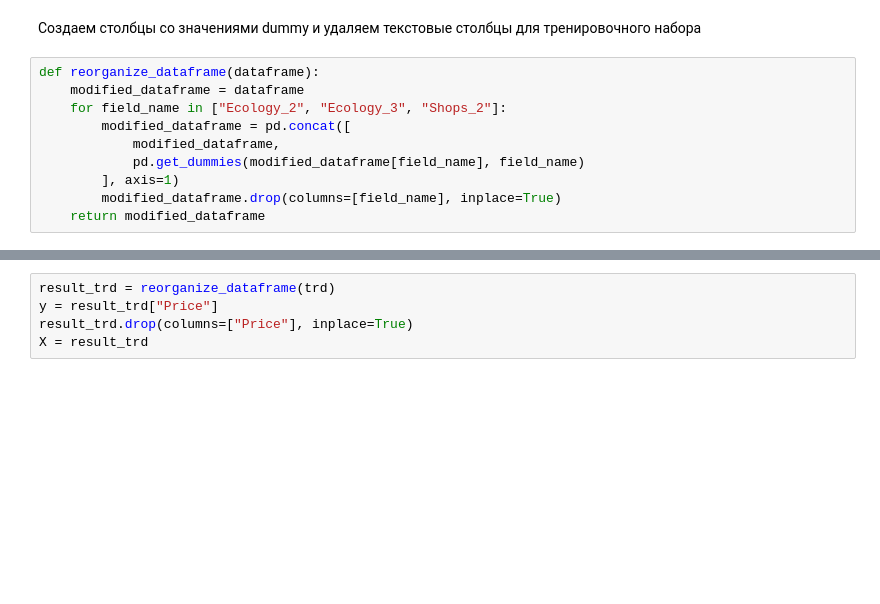
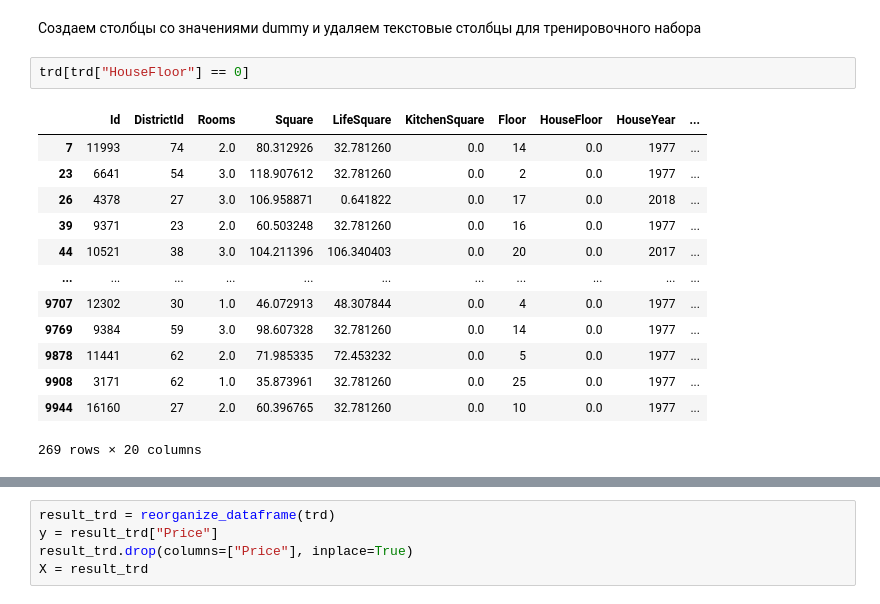
Before and after one commit to humantom88/geekbrains-python-data-science, a Jupyter notebook: course_work/course_work.ipynb, the cells around one changed output, grey strips where cells are left out. Drawn from its saved outputs; the diff is of its cells as text; blank space fills up the shorter version.

```diff
--- a/course_work/course_work.ipynb
+++ b/course_work/course_work.ipynb
@@ -141,13 +141,19 @@ Price            0
 dtype: int64
 # %% [markdown]
 Создаем столбцы со значениями dummy и удаляем текстовые столбцы для тренировочного набора
-# %%
-def reorganize_dataframe(dataframe):
-    modified_dataframe = dataframe
-    for field_name in ["Ecology_2", "Ecology_3", "Shops_2"]:
-        modified_dataframe = pd.concat([
-            modified_dataframe,
-            pd.get_dummies(modified_dataframe[field_name], field_name)
-        ], axis=1)
-        modified_dataframe.drop(columns=[field_name], inplace=True)
-    return modified_dataframe
+# %%
+trd[trd["HouseFloor"] == 0]
+# %% [output]
+|  | Id | DistrictId | Rooms | Square | LifeSquare | KitchenSquare | Floor | HouseFloor | HouseYear | ... |
+| 7 | 11993 | 74 | 2.0 | 80.312926 | 32.781260 | 0.0 | 14 | 0.0 | 1977 | ... |
+| 23 | 6641 | 54 | 3.0 | 118.907612 | 32.781260 | 0.0 | 2 | 0.0 | 1977 | ... |
+| 26 | 4378 | 27 | 3.0 | 106.958871 | 0.641822 | 0.0 | 17 | 0.0 | 2018 | ... |
+| 39 | 9371 | 23 | 2.0 | 60.503248 | 32.781260 | 0.0 | 16 | 0.0 | 1977 | ... |
+| 44 | 10521 | 38 | 3.0 | 104.211396 | 106.340403 | 0.0 | 20 | 0.0 | 2017 | ... |
+| ... | ... | ... | ... | ... | ... | ... | ... | ... | ... | ... |
+| 9707 | 12302 | 30 | 1.0 | 46.072913 | 48.307844 | 0.0 | 4 | 0.0 | 1977 | ... |
+| 9769 | 9384 | 59 | 3.0 | 98.607328 | 32.781260 | 0.0 | 14 | 0.0 | 1977 | ... |
+| 9878 | 11441 | 62 | 2.0 | 71.985335 | 72.453232 | 0.0 | 5 | 0.0 | 1977 | ... |
+| 9908 | 3171 | 62 | 1.0 | 35.873961 | 32.781260 | 0.0 | 25 | 0.0 | 1977 | ... |
+| 9944 | 16160 | 27 | 2.0 | 60.396765 | 32.781260 | 0.0 | 10 | 0.0 | 1977 | ... |
+269 rows × 20 columns
```
Also changed, not shown: parts of 5 cells of this notebook, 1 other file.
